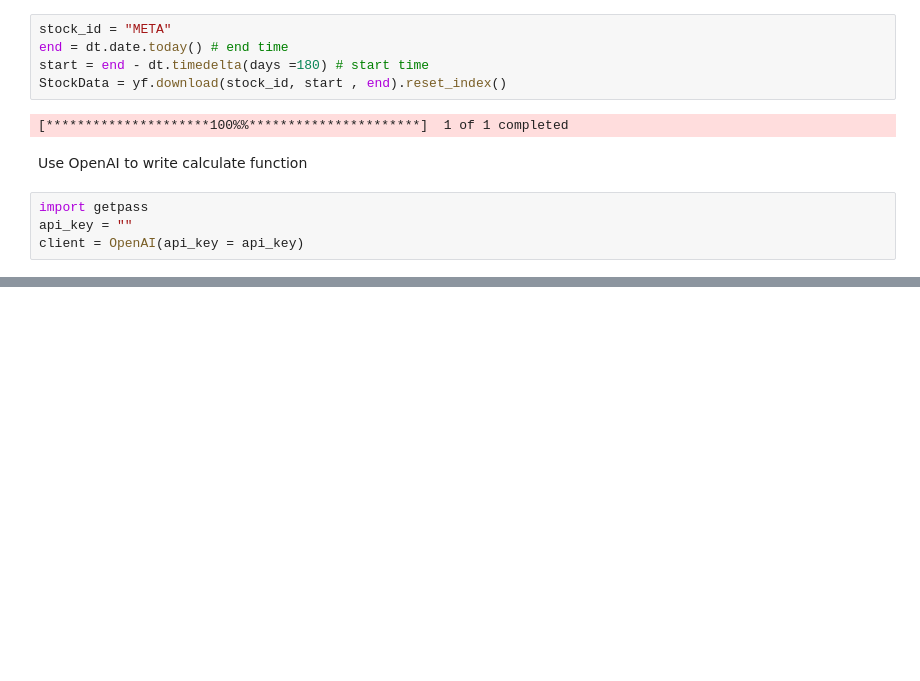
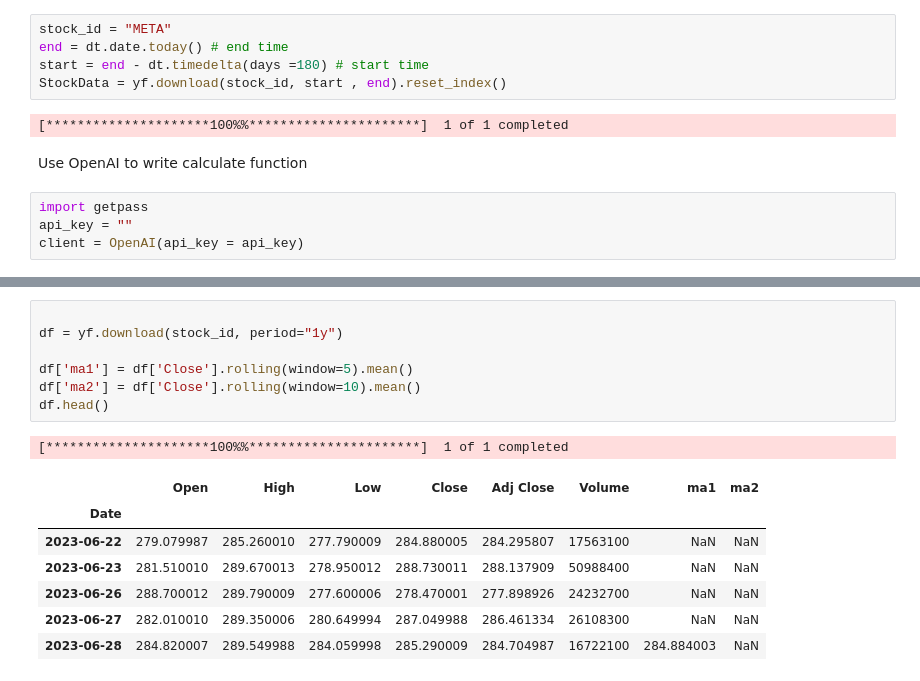
Before and after one commit to b07505054/MyOpenAiWork-1.2---OpenAIAnalysiscode, a Jupyter notebook: openai_Stockanalysis.ipynb, the cells around one changed output, grey strips where cells are left out. Saved outputs shown, nothing was run; the diff lists cells and outputs as text; blank space fills up the shorter version.

```diff
--- a/openai_Stockanalysis.ipynb
+++ b/openai_Stockanalysis.ipynb
@@ -110,0 +153,16 @@ mpf.plot(kplot_StockData, type='candle', addplot=ap,style=my_style, title=f'{sto
+# %%
+
+df = yf.download(stock_id, period="1y")
+
+df['ma1'] = df['Close'].rolling(window=5).mean()
+df['ma2'] = df['Close'].rolling(window=10).mean()
+df.head()
+# %% [output]
+[*********************100%%**********************]  1 of 1 completed
+|  | Open | High | Low | Close | Adj Close | Volume | ma1 | ma2 |
+| Date |  |  |  |  |  |  |  |  |
+| 2023-06-22 | 279.079987 | 285.260010 | 277.790009 | 284.880005 | 284.295807 | 17563100 | NaN | NaN |
+| 2023-06-23 | 281.510010 | 289.670013 | 278.950012 | 288.730011 | 288.137909 | 50988400 | NaN | NaN |
+| 2023-06-26 | 288.700012 | 289.790009 | 277.600006 | 278.470001 | 277.898926 | 24232700 | NaN | NaN |
+| 2023-06-27 | 282.010010 | 289.350006 | 280.649994 | 287.049988 | 286.461334 | 26108300 | NaN | NaN |
+| 2023-06-28 | 284.820007 | 289.549988 | 284.059998 | 285.290009 | 284.704987 | 16722100 | 284.884003 | NaN |
```
Also changed, not shown: parts of 8 cells of this notebook, 1 other file.
